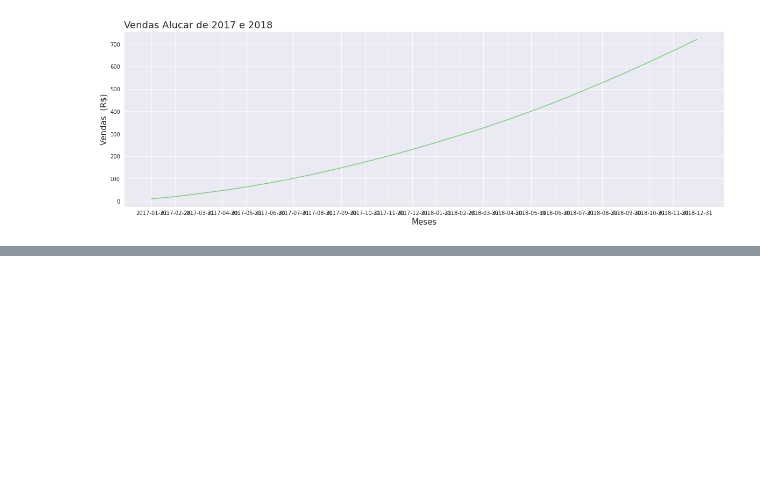
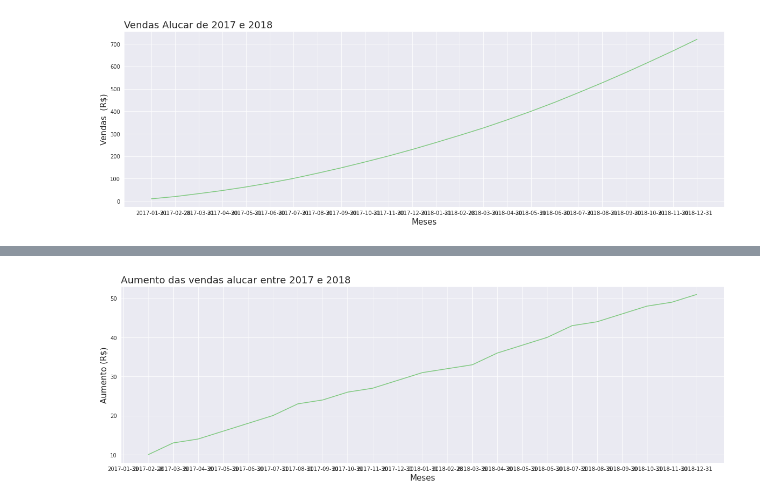
Before and after one commit to King-Bowie/TimeSeries, a Jupyter notebook: TimeSeries.ipynb, the cells around one changed output, grey strips where cells are left out. Cells and saved outputs as stored; diff of their text form; code cells hidden in the pictures; blank space fills up the shorter version.

```diff
--- a/TimeSeries.ipynb
+++ b/TimeSeries.ipynb
@@ -72,3 +72,6 @@ ax.set_ylabel('Vendas  (R$)', fontsize=15)
 plt.show()
 # %% [output]
 [figure]
+# %%
+alucar['aumento'] = alucar['vendas'].diff()
+alucar.head()
@@ -74,0 +85,14 @@ plt.show()
+# %%
+def plotar(titulo, labelx, labely, x, y,dataset):
+  ax = sns.lineplot(x=x, y=y, data=dataset)
+  sns.set_palette('Accent')
+  sns.set_style('darkgrid')
+  ax.set_title(titulo,loc='left', fontsize=18)
+  ax.figure.set_size_inches(20,6)
+  ax.set_xlabel(labelx, fontsize=15)
+  ax.set_ylabel(labely, fontsize=15)
+  plt.show()
+# %%
+plotar('Aumento das vendas alucar entre 2017 e 2018','Meses','Aumento (R$)',alucar['mes'],alucar['aumento'],alucar)
+# %% [output]
+[figure, added]
```
Also changed, not shown: parts of 6 cells of this notebook.
